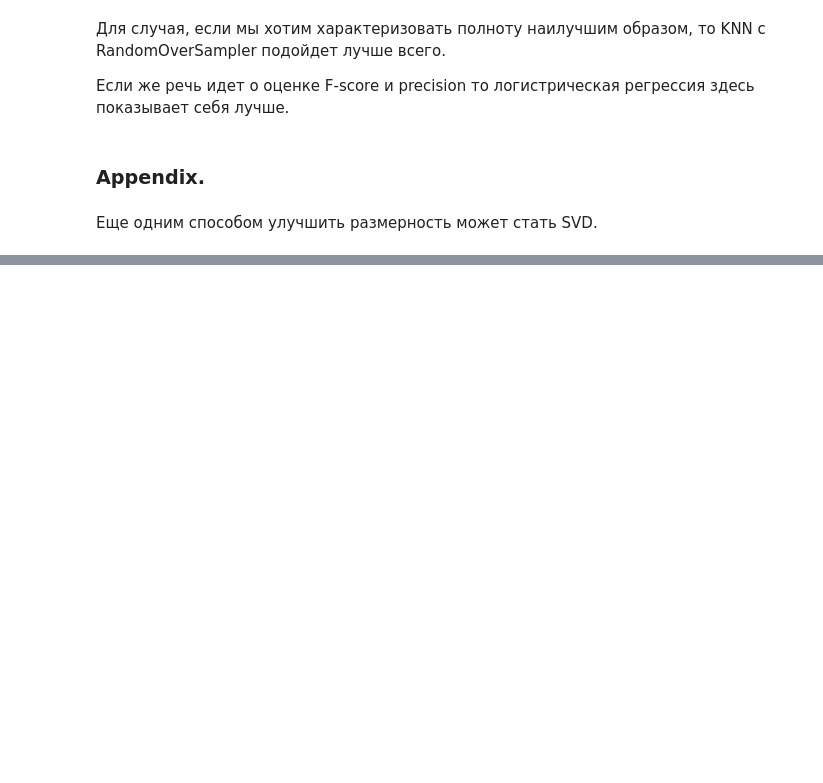
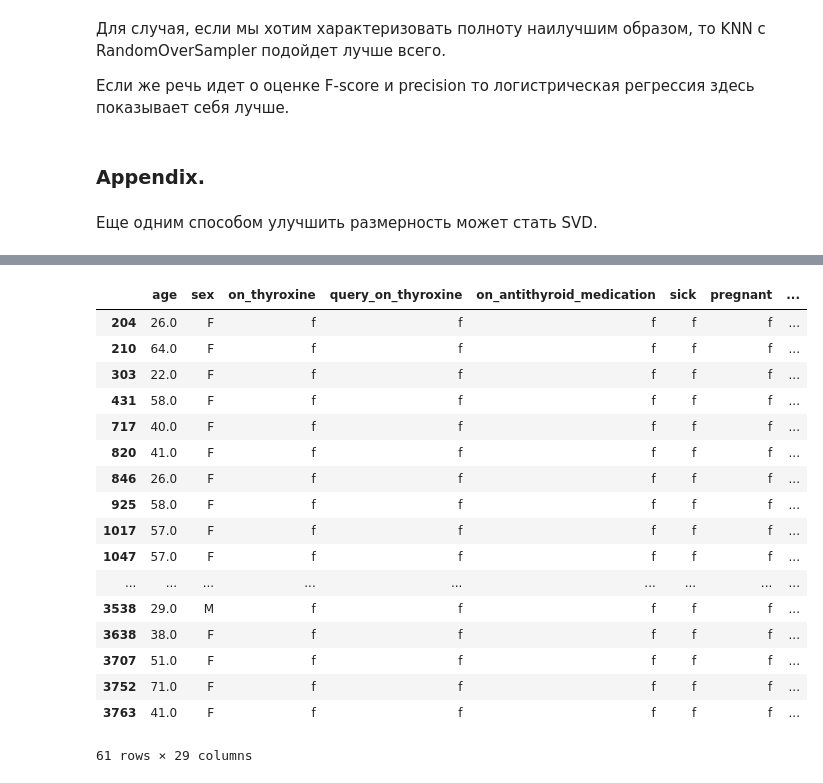
Before and after one commit to Espad/DS_3, a Jupyter notebook: DS_3_Classification.ipynb, the cells around one changed output, grey strips where cells are left out. Drawn from its saved outputs; the diff is of its cells as text; code cells hidden in the pictures; blank space fills up the shorter version.

```diff
--- a/DS_3_Classification.ipynb
+++ b/DS_3_Classification.ipynb
@@ -1420,3 +1427,24 @@ simp = SimpleImputer(missing_values=np.nan, strategy='most_frequent', fill_value
+# %%
+df[df.duplicated()]
+# %% [output]
+|  | age | sex | on_thyroxine | query_on_thyroxine | on_antithyroid_medication | sick | pregnant | ... |
+| 204 | 26.0 | F | f | f | f | f | f | ... |
+| 210 | 64.0 | F | f | f | f | f | f | ... |
+| 303 | 22.0 | F | f | f | f | f | f | ... |
+| 431 | 58.0 | F | f | f | f | f | f | ... |
+| 717 | 40.0 | F | f | f | f | f | f | ... |
+| 820 | 41.0 | F | f | f | f | f | f | ... |
+| 846 | 26.0 | F | f | f | f | f | f | ... |
+| 925 | 58.0 | F | f | f | f | f | f | ... |
+| 1017 | 57.0 | F | f | f | f | f | f | ... |
+| 1047 | 57.0 | F | f | f | f | f | f | ... |
+| ... | ... | ... | ... | ... | ... | ... | ... | ... |
+| 3538 | 29.0 | M | f | f | f | f | f | ... |
+| 3638 | 38.0 | F | f | f | f | f | f | ... |
+| 3707 | 51.0 | F | f | f | f | f | f | ... |
+| 3752 | 71.0 | F | f | f | f | f | f | ... |
+| 3763 | 41.0 | F | f | f | f | f | f | ... |
+61 rows × 29 columns
 # %%
 #all_features_transformed_logit.steps[1][1].coef_
 # %%
```
Also changed, not shown: parts of 5 cells of this notebook, 1 other file.
